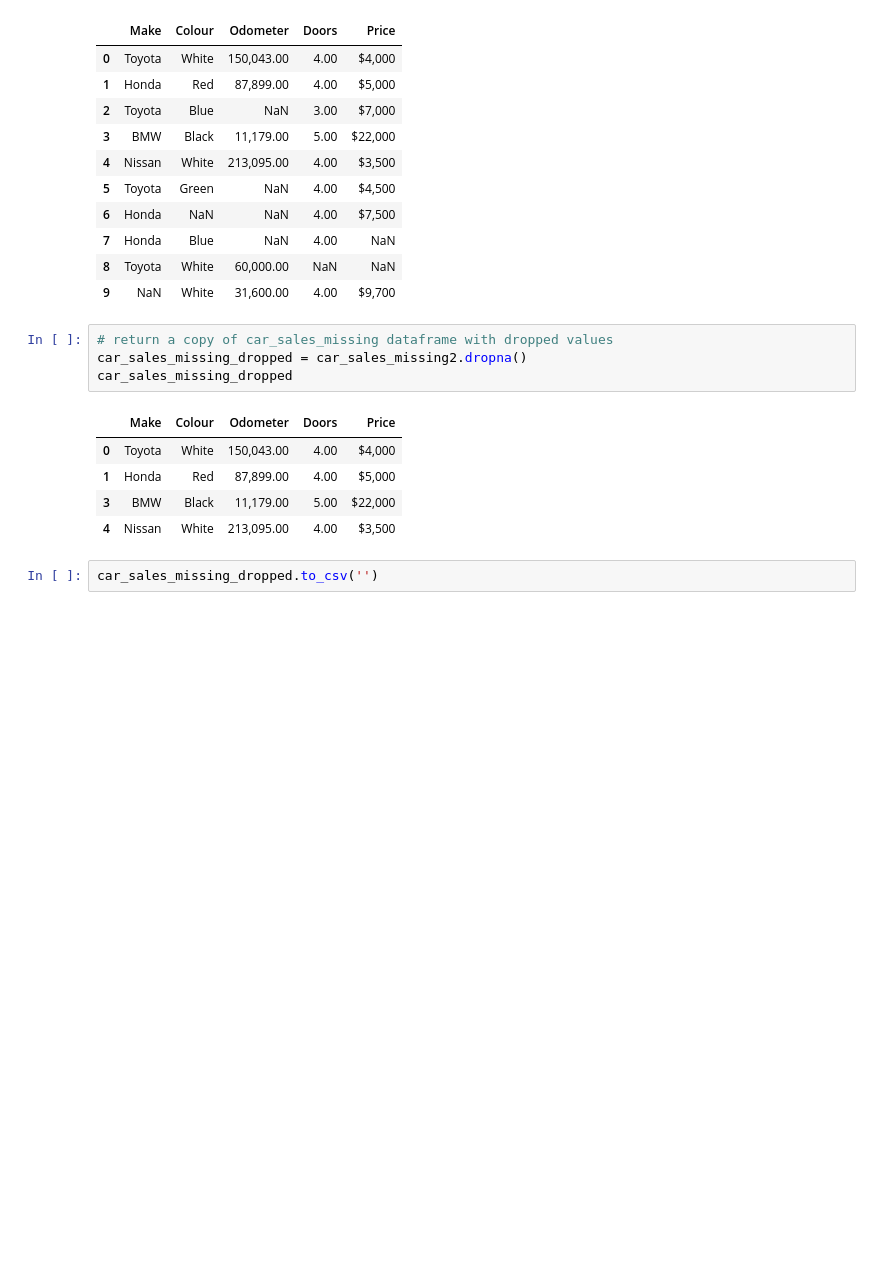
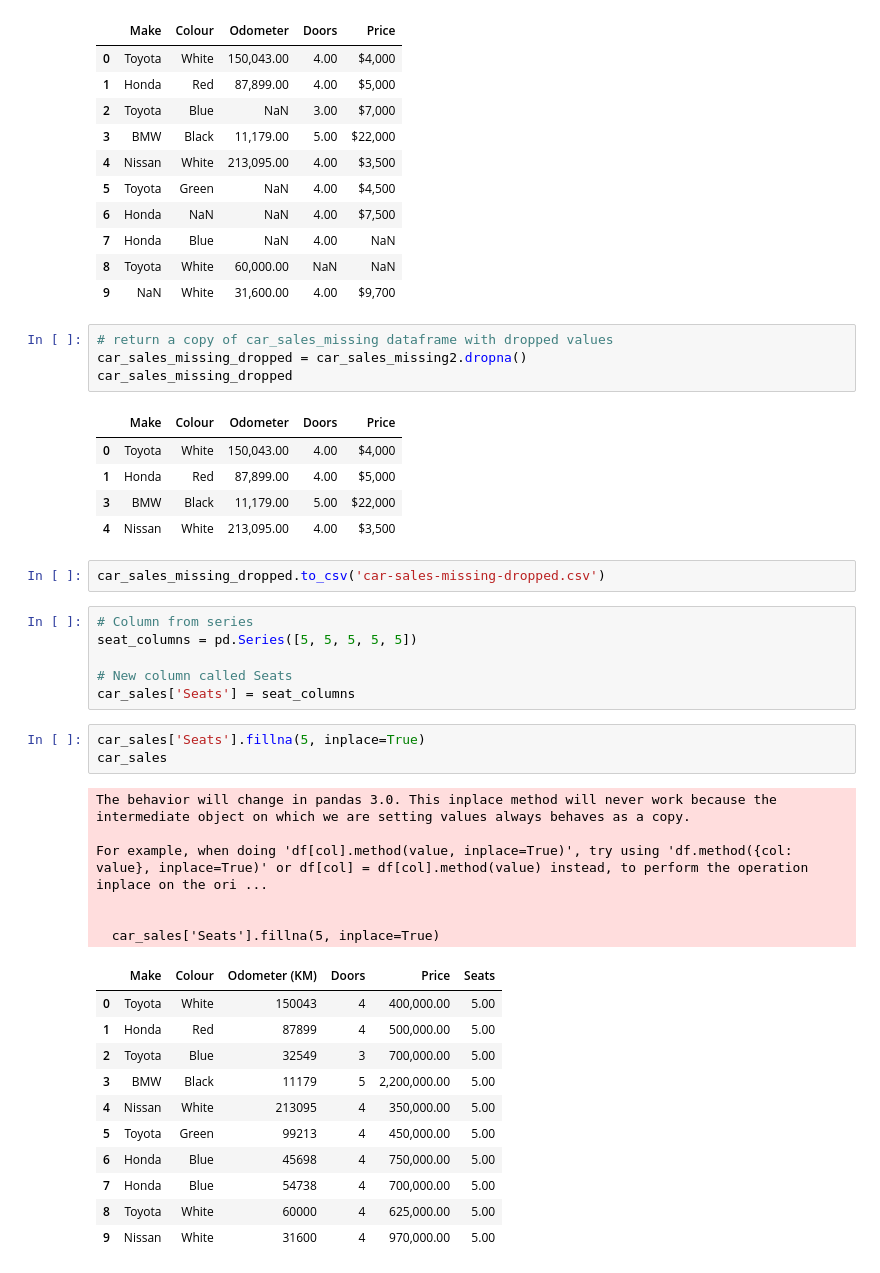
Before and after one commit to nacho481/capstone_project, a Jupyter notebook: sample_project1/Pandas/Pandas_intro.ipynb, the cells around one changed output. Saved outputs shown, nothing was run; the diff lists cells and outputs as text; blank space fills up the shorter version.

Commit message:
Update Pandas_intro.ipynb
Created a new column called car seats and populated information in it.

```diff
--- a/sample_project1/Pandas/Pandas_intro.ipynb
+++ b/sample_project1/Pandas/Pandas_intro.ipynb
@@ -472,4 +472,31 @@ car_sales_missing_dropped
 | 3 | BMW | Black | 11,179.00 | 5.00 | $22,000 |
 | 4 | Nissan | White | 213,095.00 | 4.00 | $3,500 |
 # %%
-car_sales_missing_dropped.to_csv('')
+car_sales_missing_dropped.to_csv('car-sales-missing-dropped.csv')
+# %%
+# Column from series
+seat_columns = pd.Series([5, 5, 5, 5, 5])
+
+# New column called Seats
+car_sales['Seats'] = seat_columns
+# %%
+car_sales['Seats'].fillna(5, inplace=True)
+car_sales
+# %% [output]
+The behavior will change in pandas 3.0. This inplace method will never work because the intermediate object on which we are setting values always behaves as a copy.
+
+For example, when doing 'df[col].method(value, inplace=True)', try using 'df.method({col: value}, inplace=True)' or df[col] = df[col].method(value) instead, to perform the operation inplace on the ori ...
+
+
+  car_sales['Seats'].fillna(5, inplace=True)
+|  | Make | Colour | Odometer (KM) | Doors | Price | Seats |
+| 0 | Toyota | White | 150043 | 4 | 400,000.00 | 5.00 |
+| 1 | Honda | Red | 87899 | 4 | 500,000.00 | 5.00 |
+| 2 | Toyota | Blue | 32549 | 3 | 700,000.00 | 5.00 |
+| 3 | BMW | Black | 11179 | 5 | 2,200,000.00 | 5.00 |
+| 4 | Nissan | White | 213095 | 4 | 350,000.00 | 5.00 |
+| 5 | Toyota | Green | 99213 | 4 | 450,000.00 | 5.00 |
+| 6 | Honda | Blue | 45698 | 4 | 750,000.00 | 5.00 |
+| 7 | Honda | Blue | 54738 | 4 | 700,000.00 | 5.00 |
+| 8 | Toyota | White | 60000 | 4 | 625,000.00 | 5.00 |
+| 9 | Nissan | White | 31600 | 4 | 970,000.00 | 5.00 |
```
